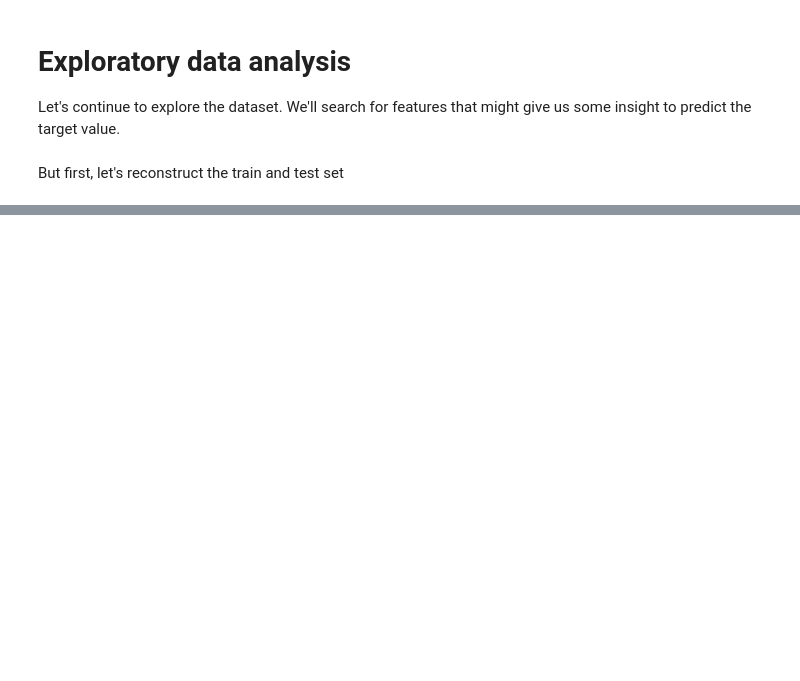
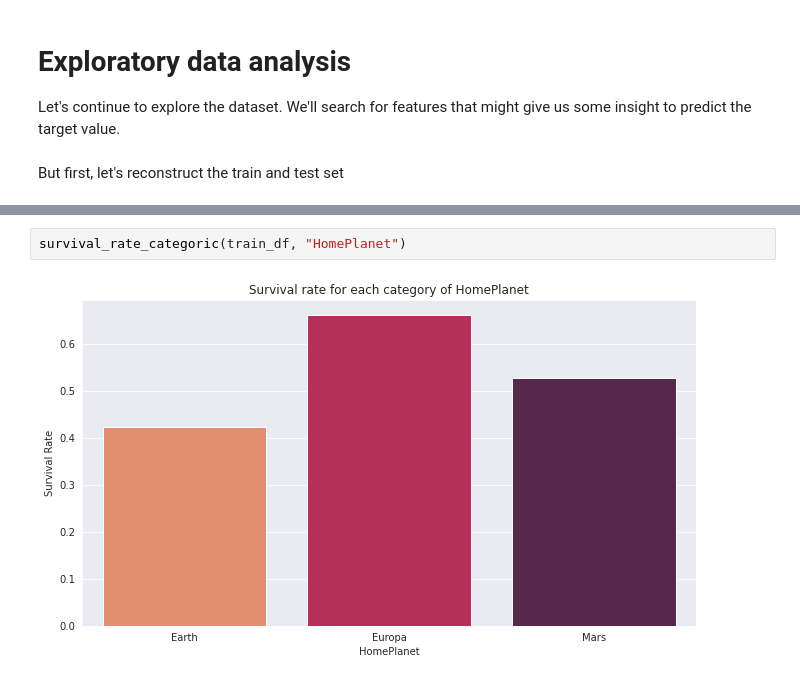
Before and after one commit to jvtdegelo/kaggle_competitions, a Jupyter notebook: SpaceshipTitanic/eda.ipynb, the cells around one changed output, grey strips where cells are left out. Cells and saved outputs as stored; diff of their text form; blank space fills up the shorter version.

```diff
--- a/SpaceshipTitanic/eda.ipynb
+++ b/SpaceshipTitanic/eda.ipynb
@@ -419,0 +435,4 @@ test_df
+# %%
+survival_rate_categoric(train_df, "HomePlanet")
+# %% [output]
+[figure, added]
```
Also changed, not shown: parts of 52 cells of this notebook, 2 other files.
